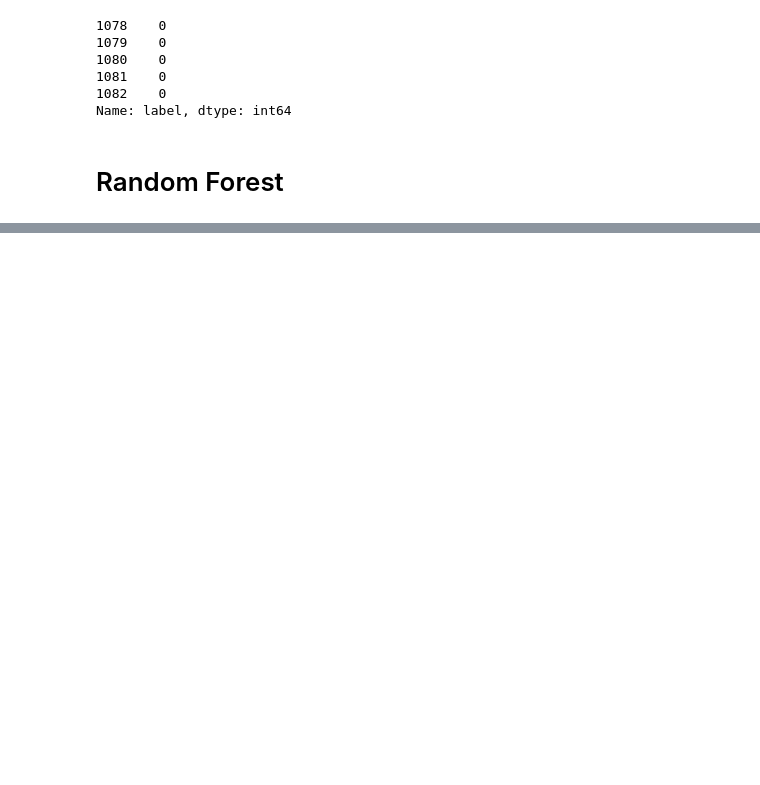
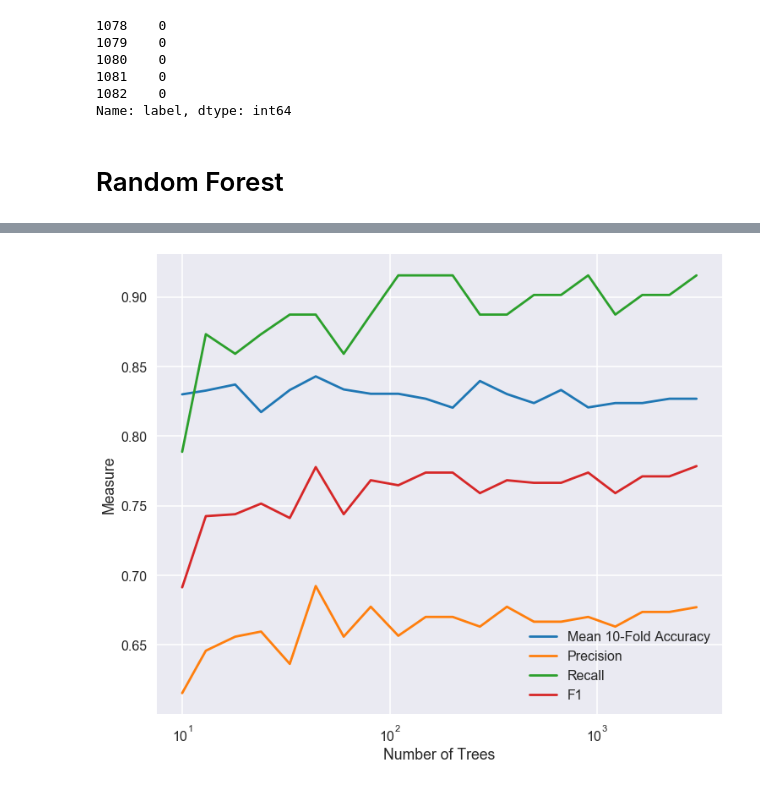
Before and after one commit to wonyoungseo/content-worth-debut-artist-classification-project, a Jupyter notebook: modeling/modeling-4-tree-deeper.ipynb, the cells around one changed output, grey strips where cells are left out. Drawn from its saved outputs; the diff is of its cells as text; code cells hidden in the pictures; blank space fills up the shorter version.

```diff
--- a/modeling/modeling-4-tree-deeper.ipynb
+++ b/modeling/modeling-4-tree-deeper.ipynb
@@ -346,0 +312,4 @@ tmp[tmp['label'] == 1]
+# %%
+rus = RandomUnderSampler(random_state=0)
+# %%
+X_resampled_rus, y_resampled_rus = rus.fit_sample(X_train, y_train)
@@ -346,0 +384,29 @@ tmp[tmp['label'] == 1]
+# %%
+scores_dict = {num_trees:[] for num_trees in np.logspace(start=1,stop=3.478,num=20).astype(int)}
+oob_err_dict = {num_trees:0 for num_trees in np.logspace(start=1,stop=3.478,num=20).astype(int)}
+k = 10
+for num_trees in np.logspace(start=1,stop=3.478,num=20).astype(int):
+    warnings.filterwarnings("ignore")
+    clf = RandomForestClassifier(n_estimators=num_trees, n_jobs=-1, max_depth=10, oob_score=True)
+    scores = cross_val_score(clf, X_resampled_rus, y_resampled_rus, cv=k, n_jobs=-1)
+    model = clf.fit(X_resampled_rus, y_resampled_rus)
+    preds = model.predict(X_test)
+    precision = precision_score(y_test, preds)
+    recall = recall_score(y_test, preds)
+    f1 = f1_score(y_test, preds)
+    scores_dict[num_trees].append([scores.mean(), precision, recall, f1])
+    temp_oob = 1 - clf.oob_score_
+    oob_err_dict[num_trees] = temp_oob
+# %%
+fig, ax = plt.subplots(figsize=(12,10))
+ax.semilogx(list(scores_dict.keys()),[elem[0][0] for elem in scores_dict.values()], '-', label='Mean 10-Fold Accuracy')
+ax.semilogx(list(scores_dict.keys()),[elem[0][1] for elem in scores_dict.values()], '-', label='Precision')
+ax.semilogx(list(scores_dict.keys()),[elem[0][2] for elem in scores_dict.values()], '-', label='Recall')
+ax.semilogx(list(scores_dict.keys()),[elem[0][3] for elem in scores_dict.values()], '-', label='F1')
+ax.legend()
+ax.set_xlabel('Number of Trees')
+ax.set_ylabel('Measure')
+# ax.set_ylim(0.89,1.)
+plt.show()
+# %% [output]
+[figure, added]
```
Also changed, not shown: parts of 67 cells of this notebook.
